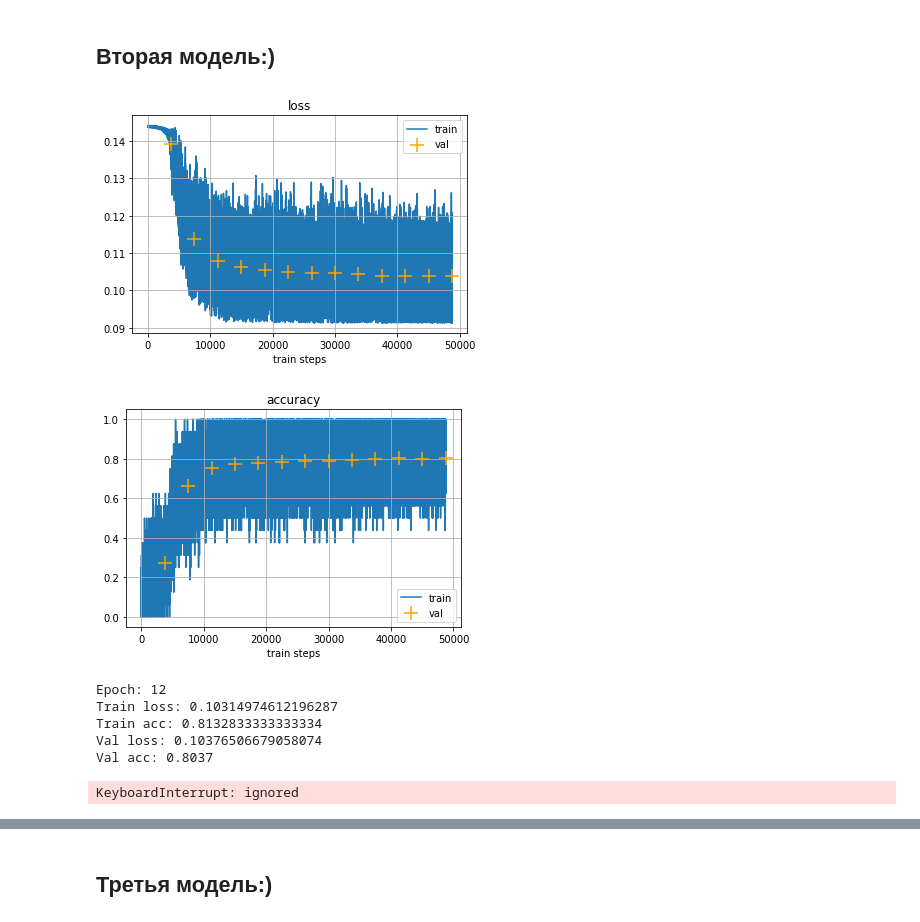
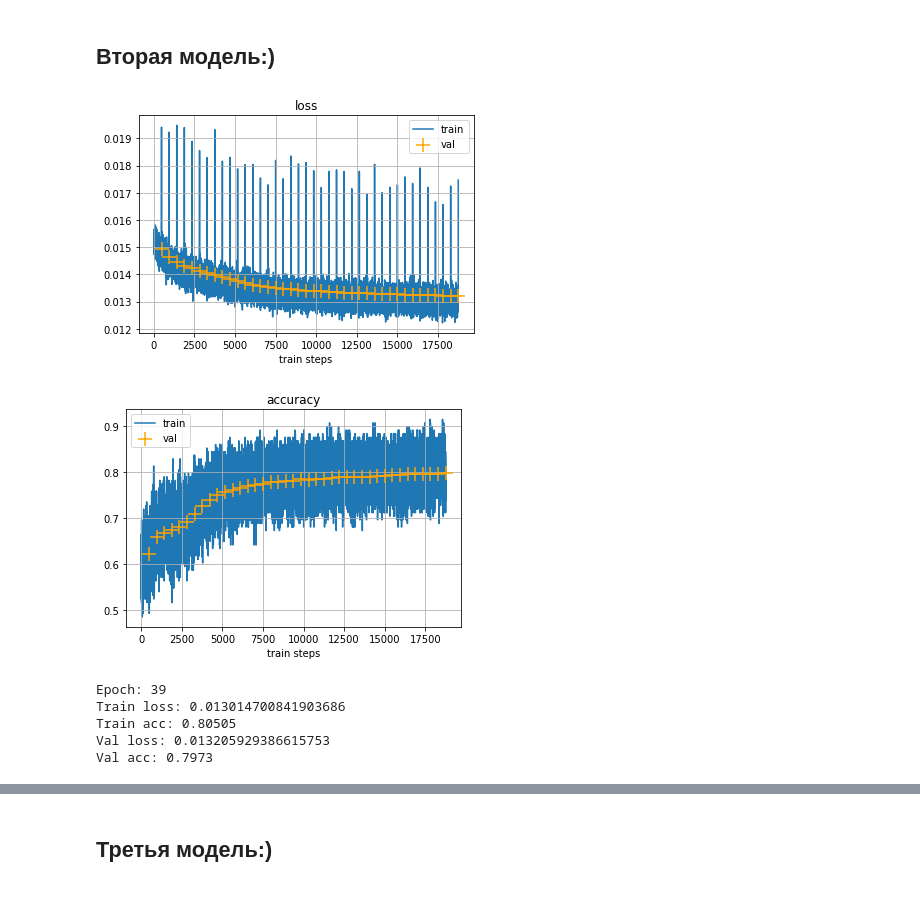
Before and after one commit to aromana33/hw1_dl_2020, a Jupyter notebook: hw1_dl_Romanenko.ipynb, the cells around one changed output, grey strips where cells are left out. Cells and saved outputs as stored; diff of their text form; code cells hidden in the pictures.

```diff
--- a/hw1_dl_Romanenko.ipynb
+++ b/hw1_dl_Romanenko.ipynb
@@ -414,13 +490,13 @@ def plot_history(train_history, val_history, title='loss'):
 
     plt.show()
 # %%
-def train_model(model, criterion, optimizer, train_dataloader, test_dataloader):
+def train_model(model, criterion, optimizer, train_dataloader, test_dataloader, NUM_EPOCH):
     train_loss_log = []
     train_acc_log = []
     val_loss_log = []
     val_acc_log = []
 
-    for epoch in range(0, 40):
+    for epoch in range(NUM_EPOCH):
         model.train()
         train_loss = 0.
         train_size = 0
@@ -528,18 +604,16 @@ Sequential(
 # %% [markdown]
 Поскольку разрешено сделать одну полностью полносвязную модель, реализуем такую во **второй модели**, не будем перегружать ее слоями и добавлять дропауты чтобы сравнить качество на выходе с более сложными моделями
 # %%
-second_model = nn.Sequential(
+secondd_model = nn.Sequential(
     nn.Flatten(),
-    nn.Linear(784, 400),
+    nn.Linear(784, 500),
     nn.ReLU(),
-    nn.Linear(400, 200),
-    nn.ReLU(),
-    nn.Linear(200, 128),
-    nn.ReLU(),
+    nn.Linear(500, 128),
+    nn.ELU(),
     nn.Linear(128, 10),
-    nn.Softmax(dim=1)
+    nn.Softmax(1)
 )
-second_model.to(device)
+secondd_model.to(device)
 # %% [output]
 Sequential(
   (0): Flatten()
@@ -655,9 +661,10 @@ imgs, lbl = fashion_mnist_train.__getitem__(1)
 # %% [markdown]
 ## **Первая модель:)**
 # %%
-#1 SGD
+# SGD
 criterion = nn.CrossEntropyLoss()
 optimizer = optim.SGD(first_model.parameters(), lr=0.001, momentum=0.9)
+NUM_EPOCH = 10
 
-train_model(first_model, criterion, optimizer, train_dataloader, eval_dataloader)
+train_model(first_model, criterion, optimizer, train_dataloader, eval_dataloader, NUM_EPOCH)
 # %% [output]
@@ -672,7 +678,8 @@ KeyboardInterrupt: ignored
 # %%
-#1 RMS
+# RMS
 criterion = nn.CrossEntropyLoss()
 optimizer = torch.optim.RMSprop(first_model.parameters(), alpha = 0.9, lr = 0.001, momentum=0.9)
+NUM_EPOCH=10
 
-train_model(first_model, criterion, optimizer, train_dataloader, eval_dataloader)
+train_model(first_model, criterion, optimizer, train_dataloader, eval_dataloader, NUM_EPOCH)
 # %% [output]
@@ -689,19 +695,18 @@ KeyboardInterrupt: ignored
 # %%
 # SGD
 criterion = nn.CrossEntropyLoss()
-optimizer = optim.SGD(second_model.parameters(), lr=0.001, momentum=0.9)
+optimizer = optim.SGD(secondd_model.parameters(), lr=0.001, momentum=0.9)
 NUM_EPOCH=40
 
-train_model(second_model, criterion, optimizer, train_dataloader, eval_dataloader)
+train_model(secondd_model, criterion, optimizer, train_dataloader, eval_dataloader, NUM_EPOCH)
 # %% [output]
-[figure, old version]
+[figure, new version]
-[figure, old version]
+[figure, new version]
-Epoch: 12
-Train loss: 0.10314974612196287
-Train acc: 0.8132833333333334
-Val loss: 0.10376506679058074
-Val acc: 0.8037
+Epoch: 39
+Train loss: 0.013014700841903686
+Train acc: 0.80505
+Val loss: 0.013205929386615753
+Val acc: 0.7973
-KeyboardInterrupt: ignored
 # %%
 # RMS
 criterion = nn.CrossEntropyLoss()
```
Also changed, not shown: parts of 26 cells of this notebook.
